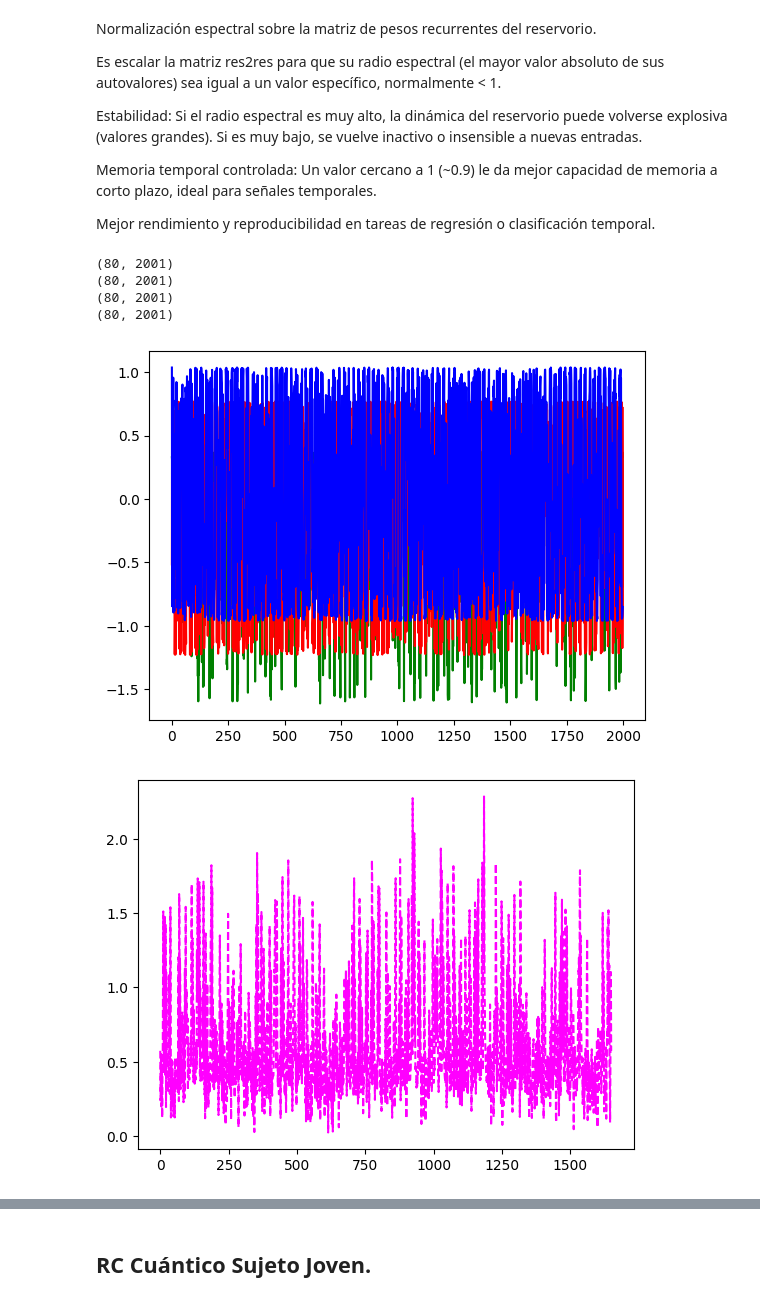
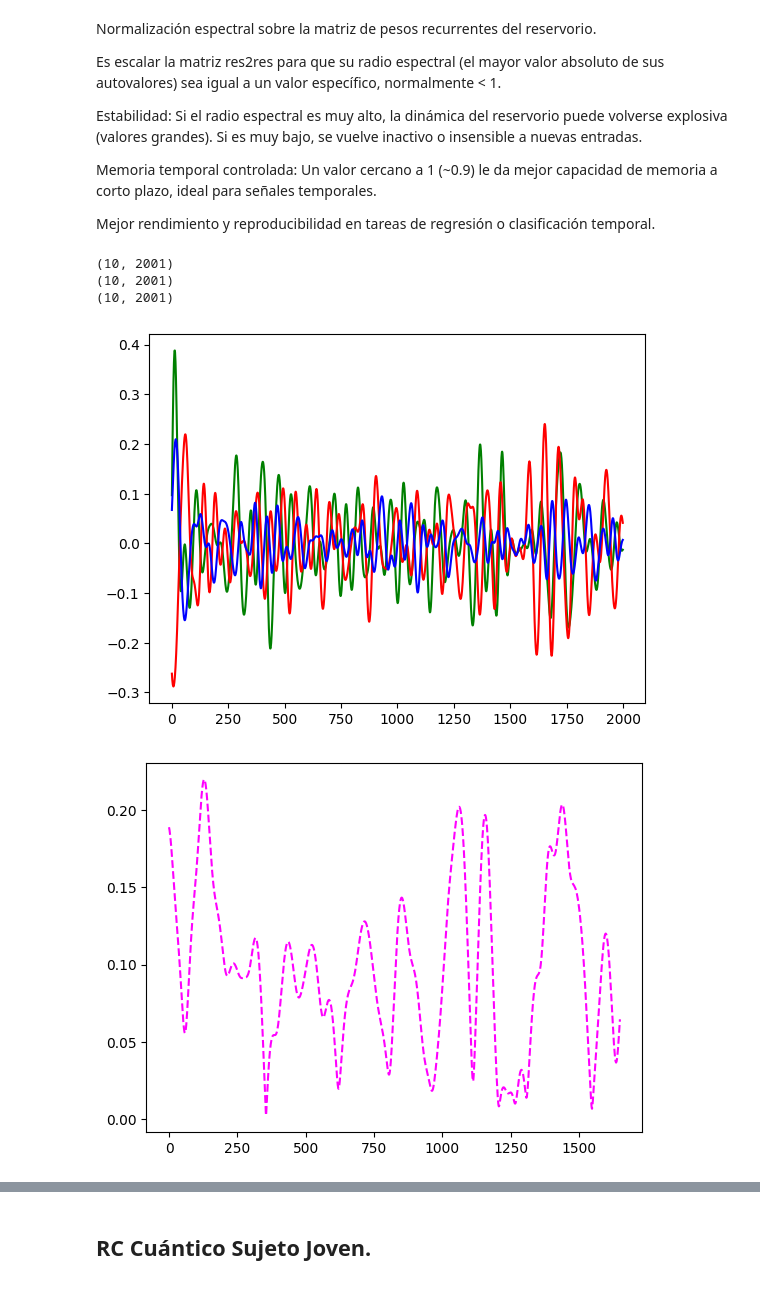
Before and after one commit to manuuuv/TFG, a Jupyter notebook: Quantum_RC_Manuel_senyales_simuladas.ipynb, the cells around one changed output, grey strips where cells are left out. Drawn from its saved outputs; the diff is of its cells as text; code cells hidden in the pictures.

```diff
--- a/Quantum_RC_Manuel_senyales_simuladas.ipynb
+++ b/Quantum_RC_Manuel_senyales_simuladas.ipynb
@@ -53,7 +53,7 @@ Mejor rendimiento y reproducibilidad en tareas de regresión o clasificación te
 
 # Parámetros
 num_input_channels = 10     # Dimensionalidad de entrada (10 canales)
-num_reservoir_neurons = 80   # Número de neuronas en el reservorio
+num_reservoir_neurons = 10   # Número de neuronas en el reservorio
 num_readout_neurons = 1      # Número de neuronas de salida
 
 num_training_samples = sujeto_synt.shape[0] # Número de muestras de entrenamiento
@@ -92,25 +92,35 @@ for i in range(num_training_samples):
 
 # Extracción de la envolvente superior usando Hilbert transform
 RS_clasico_joven_synt = reservoir_states - np.mean(reservoir_states, axis = 1, keepdims=True)
-print(RS_clasico_joven_synt.shape)
-analytic_signal = hilbert(RS_clasico_joven_synt)
+
+# Aplicamos un filtro pasa-banda sobre la salida con una frecuencia entre 4 y 12 Hz.
+def bandpass_filter(signal, fs, lowcut, highcut, order=4):
+    nyq = fs / 2
+    b, a = butter(order, [lowcut / nyq, highcut / nyq], btype='band')
+    return filtfilt(b, a, signal, axis=1)  # aplica por columnas
+
+# frecuencia de muestreo: 512 Hz.
+fs = 512
+RS_filtered_synt = bandpass_filter(RS_clasico_joven_synt, fs, 4, 12)
+
+# Hilbert sobre la señal filtrada
+analytic_signal = hilbert(RS_filtered_synt, axis=1)
 amplitude_envelope_clasico_joven_synt = np.abs(analytic_signal)
 
 print(analytic_signal.shape)
 print(RS_clasico_joven_synt.shape)
 print(amplitude_envelope_clasico_joven_synt.shape)
 # %% [output]
-(80, 2001)
-(80, 2001)
-(80, 2001)
-(80, 2001)
+(10, 2001)
+(10, 2001)
+(10, 2001)
 # %%
-plt.plot(range(sujeto_synt.shape[0]), RS_clasico_joven_synt[0, 1:], color = 'green')
-plt.plot(range(sujeto_synt.shape[0]), RS_clasico_joven_synt[1, 1:], color = 'red')
-plt.plot(range(sujeto_synt.shape[0]), RS_clasico_joven_synt[2, 1:], color = 'blue')
+plt.plot(range(sujeto_synt.shape[0]), RS_filtered_synt[0, 1:], color = 'green')
+plt.plot(range(sujeto_synt.shape[0]), RS_filtered_synt[1, 1:], color = 'red')
+plt.plot(range(sujeto_synt.shape[0]), RS_filtered_synt[2, 1:], color = 'blue')
 plt.show()
 # %% [output]
-[figure, old version]
+[figure, new version]
 # %%
 # Eliminamos los primeros puntos para estabilizar el reservorio
 stable_start = min(300, amplitude_envelope_clasico_joven_synt.shape[1])
@@ -118,4 +128,4 @@ input_sequence_clasico_joven_synt = amplitude_envelope_clasico_joven_synt[:, sta
 plt.plot(input_sequence_clasico_joven_synt[0, 1:], linestyle="dashed", color = 'magenta')
 plt.show()
 # %% [output]
-[figure, old version]
+[figure, new version]
```
Also changed, not shown: parts of 18 cells of this notebook.
